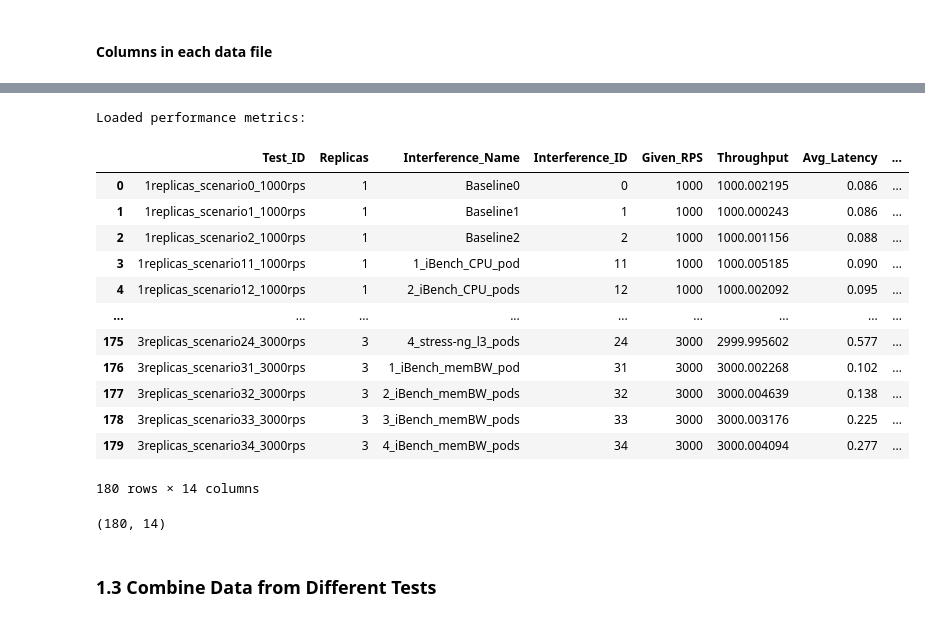
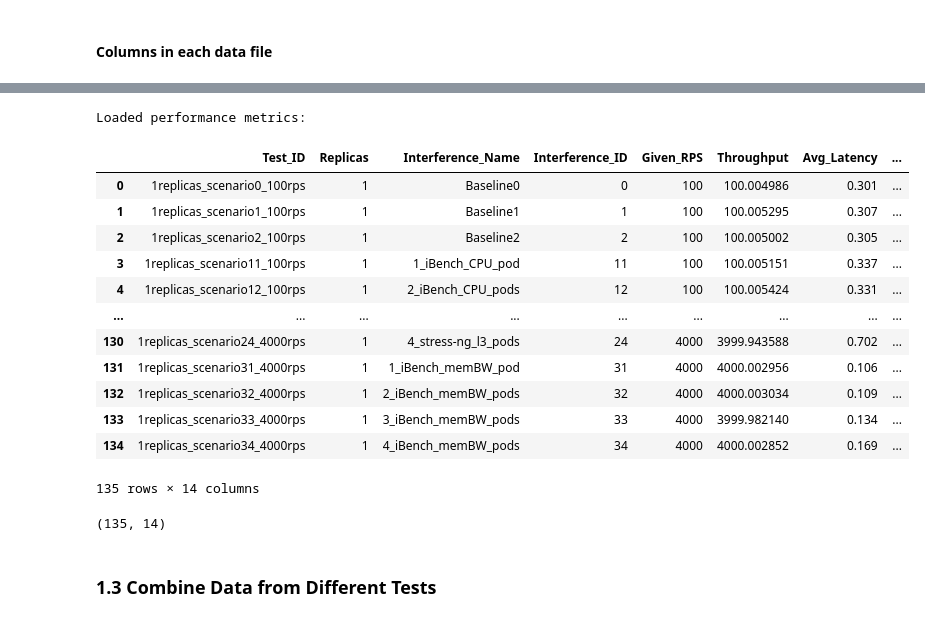
Before and after one commit to georgakopoulosgeo/Interference_Thesis_NTUA, a Jupyter notebook: profiling/slowdown_predictor.ipynb, the cells around one changed output, grey strips where cells are left out. Saved outputs shown, nothing was run; the diff lists cells and outputs as text; code cells hidden in the pictures.

```diff
--- a/profiling/slowdown_predictor.ipynb
+++ b/profiling/slowdown_predictor.ipynb
@@ -125,36 +137,34 @@ def clean_col(col):
     col = col.replace(' ', '_').replace('-', '').lower()
     return col
 # %%
-Data_Dir_HR = 'HR_Data'
-Data_Dir_Nginx = 'Chaos_V03'
-Data_Dir = Data_Dir_Nginx
+Data_Dir = 'Memento_V01'
 Perfomance_File = os.path.join(Data_Dir, 'nginx_metrics.csv')
 
 
 if os.path.exists(Perfomance_File):
     df_perf = pd.read_csv(Perfomance_File)
     print("Loaded performance metrics:")
     display(df_perf)
     print(df_perf.shape)
 else:
     print(f"Performance file not found at {Perfomance_File}. Please verify path.")
     df_perf = pd.DataFrame()
 # %% [output]
 Loaded performance metrics:
 |  | Test_ID | Replicas | Interference_Name | Interference_ID | Given_RPS | Throughput | Avg_Latency | ... |
-| 0 | 1replicas_scenario0_1000rps | 1 | Baseline0 | 0 | 1000 | 1000.002195 | 0.086 | ... |
-| 1 | 1replicas_scenario1_1000rps | 1 | Baseline1 | 1 | 1000 | 1000.000243 | 0.086 | ... |
-| 2 | 1replicas_scenario2_1000rps | 1 | Baseline2 | 2 | 1000 | 1000.001156 | 0.088 | ... |
-| 3 | 1replicas_scenario11_1000rps | 1 | 1_iBench_CPU_pod | 11 | 1000 | 1000.005185 | 0.090 | ... |
-| 4 | 1replicas_scenario12_1000rps | 1 | 2_iBench_CPU_pods | 12 | 1000 | 1000.002092 | 0.095 | ... |
+| 0 | 1replicas_scenario0_100rps | 1 | Baseline0 | 0 | 100 | 100.004986 | 0.301 | ... |
+| 1 | 1replicas_scenario1_100rps | 1 | Baseline1 | 1 | 100 | 100.005295 | 0.307 | ... |
+| 2 | 1replicas_scenario2_100rps | 1 | Baseline2 | 2 | 100 | 100.005002 | 0.305 | ... |
+| 3 | 1replicas_scenario11_100rps | 1 | 1_iBench_CPU_pod | 11 | 100 | 100.005151 | 0.337 | ... |
+| 4 | 1replicas_scenario12_100rps | 1 | 2_iBench_CPU_pods | 12 | 100 | 100.005424 | 0.331 | ... |
 | ... | ... | ... | ... | ... | ... | ... | ... | ... |
-| 175 | 3replicas_scenario24_3000rps | 3 | 4_stress-ng_l3_pods | 24 | 3000 | 2999.995602 | 0.577 | ... |
-| 176 | 3replicas_scenario31_3000rps | 3 | 1_iBench_memBW_pod | 31 | 3000 | 3000.002268 | 0.102 | ... |
-| 177 | 3replicas_scenario32_3000rps | 3 | 2_iBench_memBW_pods | 32 | 3000 | 3000.004639 | 0.138 | ... |
-| 178 | 3replicas_scenario33_3000rps | 3 | 3_iBench_memBW_pods | 33 | 3000 | 3000.003176 | 0.225 | ... |
-| 179 | 3replicas_scenario34_3000rps | 3 | 4_iBench_memBW_pods | 34 | 3000 | 3000.004094 | 0.277 | ... |
+| 130 | 1replicas_scenario24_4000rps | 1 | 4_stress-ng_l3_pods | 24 | 4000 | 3999.943588 | 0.702 | ... |
+| 131 | 1replicas_scenario31_4000rps | 1 | 1_iBench_memBW_pod | 31 | 4000 | 4000.002956 | 0.106 | ... |
+| 132 | 1replicas_scenario32_4000rps | 1 | 2_iBench_memBW_pods | 32 | 4000 | 4000.003034 | 0.109 | ... |
+| 133 | 1replicas_scenario33_4000rps | 1 | 3_iBench_memBW_pods | 33 | 4000 | 3999.982140 | 0.134 | ... |
+| 134 | 1replicas_scenario34_4000rps | 1 | 4_iBench_memBW_pods | 34 | 4000 | 4000.002852 | 0.169 | ... |
-180 rows × 14 columns
+135 rows × 14 columns
-(180, 14)
+(135, 14)
 # %% [markdown]
 ### 1.3 Combine Data from Different Tests
 # %%
```
Also changed, not shown: parts of 31 cells of this notebook, 12 other files.
